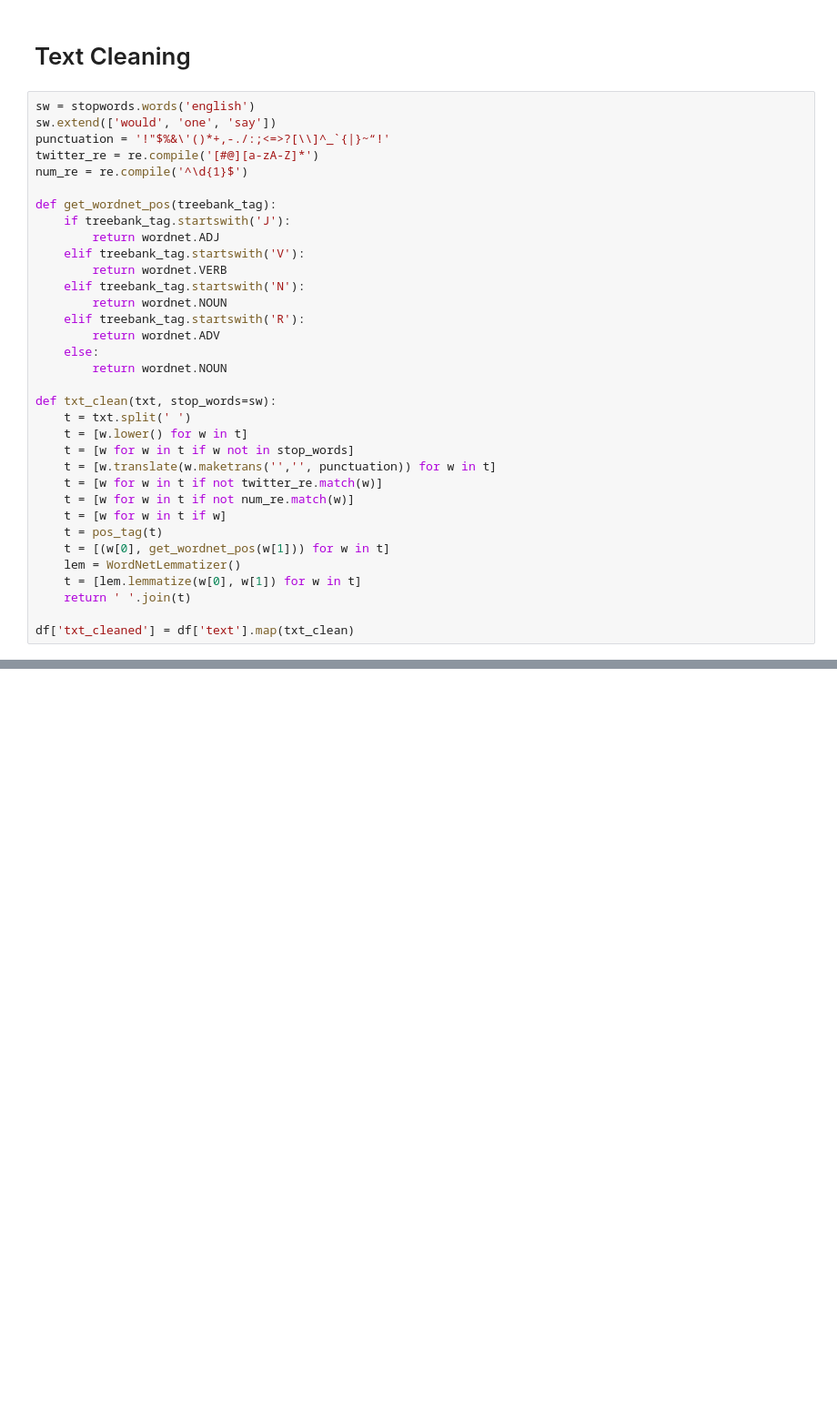
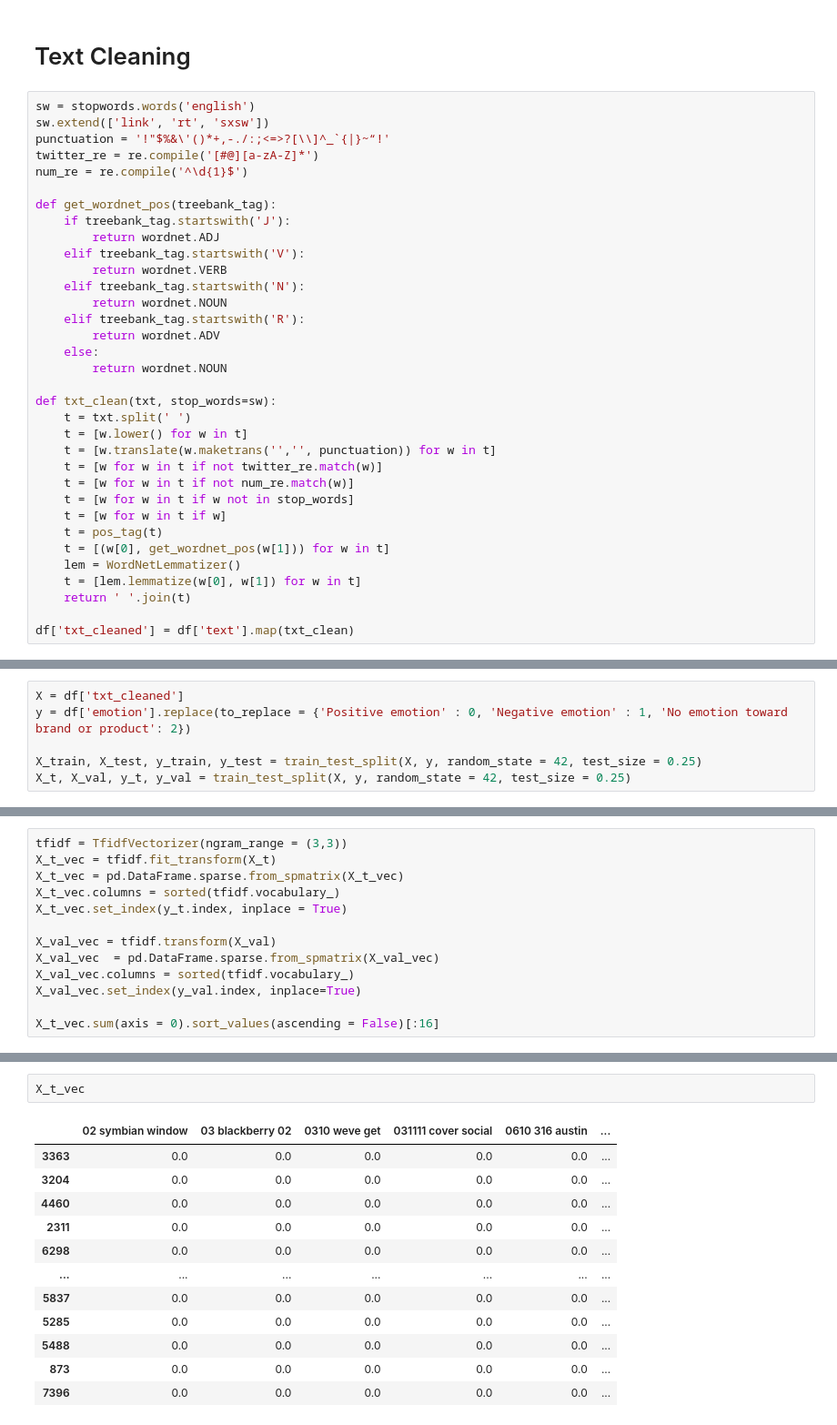
Before and after one commit to Caellwyn/product-flexible-twitter-sentiment-analysis, a Jupyter notebook: notebooks/exploratory/ayeh_eda.ipynb, the cells around one changed output, grey strips where cells are left out. Shown at 91% size. Drawn from its saved outputs; the diff is of its cells as text; blank space fills up the shorter version.

Commit message:
count and tfidf vectorizer

```diff
--- a/notebooks/exploratory/ayeh_eda.ipynb
+++ b/notebooks/exploratory/ayeh_eda.ipynb
@@ -77,7 +83,7 @@ plt.show()
 # Text Cleaning
 # %%
 sw = stopwords.words('english')
-sw.extend(['would', 'one', 'say'])
+sw.extend(['link', 'rt', 'sxsw'])
 punctuation = '!"$%&\'()*+,-./:;<=>?[\\]^_`{|}~“!'
 twitter_re = re.compile('[#@][a-zA-Z]*')
 num_re = re.compile('^\d{1}$')
@@ -97,10 +103,10 @@ def get_wordnet_pos(treebank_tag):
 def txt_clean(txt, stop_words=sw):
     t = txt.split(' ')
     t = [w.lower() for w in t]
-    t = [w for w in t if w not in stop_words]
     t = [w.translate(w.maketrans('','', punctuation)) for w in t]
     t = [w for w in t if not twitter_re.match(w)]
     t = [w for w in t if not num_re.match(w)]
+    t = [w for w in t if w not in stop_words]
     t = [w for w in t if w]
     t = pos_tag(t)
     t = [(w[0], get_wordnet_pos(w[1])) for w in t]
@@ -111,0 +120,6 @@ df['txt_cleaned'] = df['text'].map(txt_clean)
+# %%
+X = df['txt_cleaned']
+y = df['emotion'].replace(to_replace = {'Positive emotion' : 0, 'Negative emotion' : 1, 'No emotion toward brand or product': 2})
+
+X_train, X_test, y_train, y_test = train_test_split(X, y, random_state = 42, test_size = 0.25)
+X_t, X_val, y_t, y_val = train_test_split(X, y, random_state = 42, test_size = 0.25)
@@ -111,0 +285,13 @@ df['txt_cleaned'] = df['text'].map(txt_clean)
+# %%
+tfidf = TfidfVectorizer(ngram_range = (3,3))
+X_t_vec = tfidf.fit_transform(X_t)
+X_t_vec = pd.DataFrame.sparse.from_spmatrix(X_t_vec)
+X_t_vec.columns = sorted(tfidf.vocabulary_)
+X_t_vec.set_index(y_t.index, inplace = True)
+
+X_val_vec = tfidf.transform(X_val)
+X_val_vec  = pd.DataFrame.sparse.from_spmatrix(X_val_vec)
+X_val_vec.columns = sorted(tfidf.vocabulary_)
+X_val_vec.set_index(y_val.index, inplace=True)
+
+X_t_vec.sum(axis = 0).sort_values(ascending = False)[:16]
@@ -111,0 +316,15 @@ df['txt_cleaned'] = df['text'].map(txt_clean)
+# %%
+X_t_vec
+# %% [output]
+|  | 02 symbian window | 03 blackberry 02 | 0310 weve get | 031111 cover social | 0610 316 austin | ... |
+| 3363 | 0.0 | 0.0 | 0.0 | 0.0 | 0.0 | ... |
+| 3204 | 0.0 | 0.0 | 0.0 | 0.0 | 0.0 | ... |
+| 4460 | 0.0 | 0.0 | 0.0 | 0.0 | 0.0 | ... |
+| 2311 | 0.0 | 0.0 | 0.0 | 0.0 | 0.0 | ... |
+| 6298 | 0.0 | 0.0 | 0.0 | 0.0 | 0.0 | ... |
+| ... | ... | ... | ... | ... | ... | ... |
+| 5837 | 0.0 | 0.0 | 0.0 | 0.0 | 0.0 | ... |
+| 5285 | 0.0 | 0.0 | 0.0 | 0.0 | 0.0 | ... |
+| 5488 | 0.0 | 0.0 | 0.0 | 0.0 | 0.0 | ... |
+| 873 | 0.0 | 0.0 | 0.0 | 0.0 | 0.0 | ... |
+| 7396 | 0.0 | 0.0 | 0.0 | 0.0 | 0.0 | ... |
```
Also changed, not shown: parts of 11 cells of this notebook.
